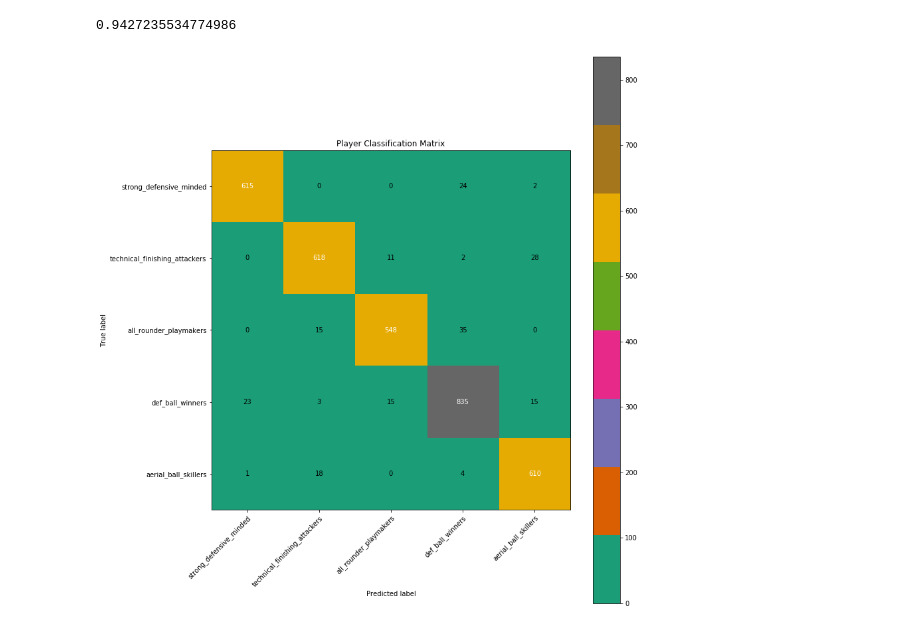
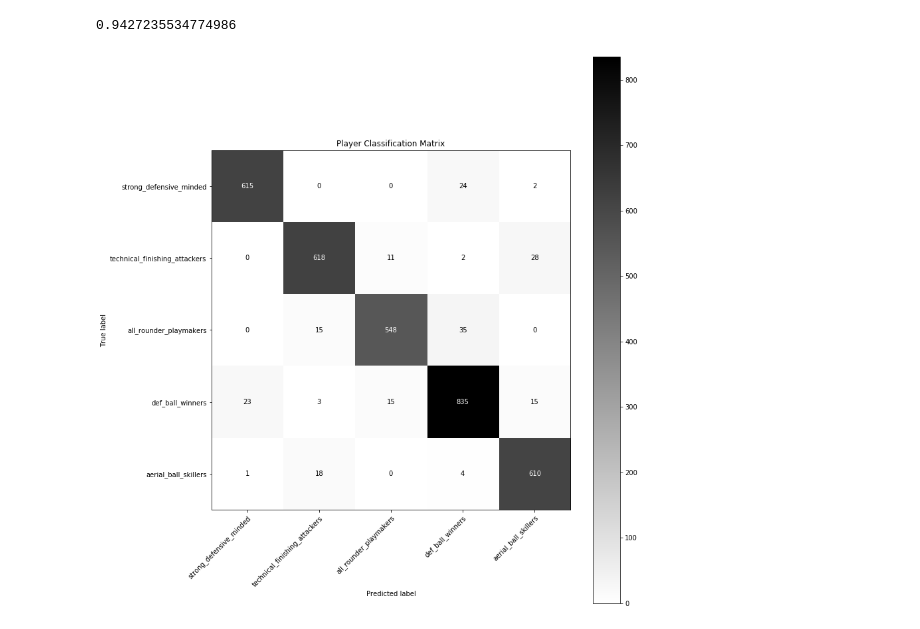
Before and after one commit to dirkstrong1/soccer_player_predictor, a Jupyter notebook: sandbox/modeling_nb.ipynb, the cells around one changed output. Saved outputs shown, nothing was run; the diff lists cells and outputs as text; code cells hidden in the pictures.

```diff
--- a/sandbox/modeling_nb.ipynb
+++ b/sandbox/modeling_nb.ipynb
@@ -46,35 +46,35 @@ title = 'Player Classification Matrix'
 classes = ['strong_defensive_minded',
            'technical_finishing_attackers',
            'all_rounder_playmakers',
            'def_ball_winners',
           'aerial_ball_skillers']
-cmap = plt.cm.Dark2
+cmap = plt.cm.binary
 cm = confusion_matrix(y_test, y_pred)
 fig, ax = plt.subplots(figsize=(12,12))
 
 im = ax.imshow(cm, interpolation='nearest', cmap=cmap)
 ax.figure.colorbar(im, ax=ax)
 ax.set(xticks=np.arange(cm.shape[1]),
       yticks=np.arange(cm.shape[0]),
       xticklabels=classes,
       yticklabels=classes,
       title=title,
       ylabel='True label',
       xlabel='Predicted label')
 plt.setp(ax.get_xticklabels(), rotation=45, ha="right",
              rotation_mode="anchor")
 fmt = 'd'
 thresh = cm.max() / 2.
 for i in range(cm.shape[0]):
     for j in range(cm.shape[1]):
         ax.text(j, i, format(cm[i, j], fmt),
                 ha="center", va="center",
                 color="white" if cm[i, j] > thresh else "black")
 
 fig.tight_layout()
 plt.plot();
 # %% [output]
-[figure, old version]
+[figure, new version]
 # %%
 # replace values in classification column
 player_classifications = {0 : 'strong_defensive_minded',
```
Also changed, not shown: 12 other files.
